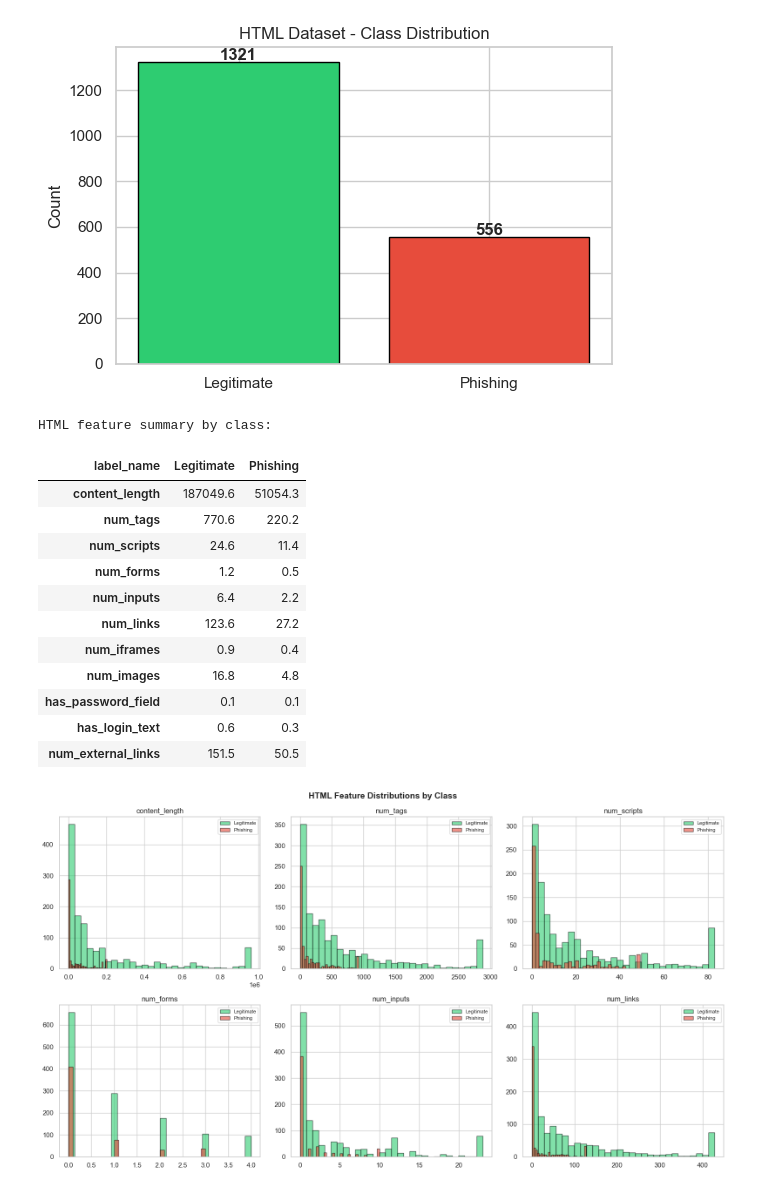
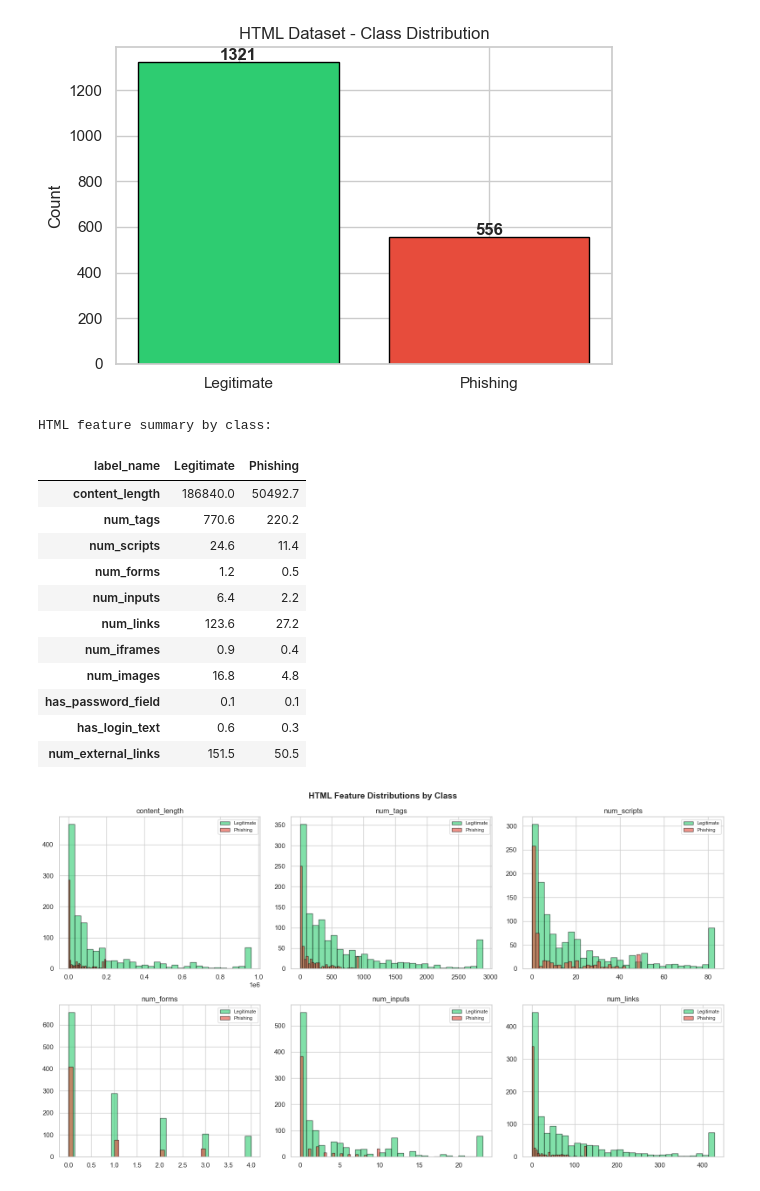
Before and after one commit to ninodelmundo/dsa4266, a Jupyter notebook: notebooks/EDA.ipynb, the cells around one changed output. Drawn from its saved outputs; the diff is of its cells as text; code cells hidden in the pictures.

```diff
--- a/notebooks/EDA.ipynb
+++ b/notebooks/EDA.ipynb
@@ -373,29 +372,36 @@ else:
 # %%
 if not HAS_HTML:
     print('Skipped — no HTML data available.')
 else:
-    # HTML content analysis
-    html_df['content_length'] = html_df['html_content'].str.len()
-    html_df['num_tags'] = html_df['html_content'].str.count(r'<[a-zA-Z]')
-    html_df['num_scripts'] = html_df['html_content'].str.count(r'(?i)<script')
-    html_df['num_forms'] = html_df['html_content'].str.count(r'(?i)<form')
-    html_df['num_inputs'] = html_df['html_content'].str.count(r'(?i)<input')
-    html_df['num_links'] = html_df['html_content'].str.count(r'(?i)<a\s')
-    html_df['num_iframes'] = html_df['html_content'].str.count(r'(?i)<iframe')
-    html_df['num_images'] = html_df['html_content'].str.count(r'(?i)<img')
-    html_df['has_password_field'] = html_df['html_content'].str.contains(r'type=["\']password', case=False, regex=True).astype(int)
-    html_df['has_login_text'] = html_df['html_content'].str.contains(r'login|sign.?in|log.?in', case=False, regex=True).astype(int)
-    html_df['num_external_links'] = html_df['html_content'].str.count(r'(?i)https?://')
+    html_series = html_df['html_content'].fillna('')
+
+    html_df['content_length'] = html_series.str.len()
+    html_df['num_tags'] = html_series.str.count(r'<[a-zA-Z]')
+    html_df['num_scripts'] = html_series.str.count(r'(?i)<script')
+    html_df['num_forms'] = html_series.str.count(r'(?i)<form')
+    html_df['num_inputs'] = html_series.str.count(r'(?i)<input')
+    html_df['num_links'] = html_series.str.count(r'(?i)<a\s')
+    html_df['num_iframes'] = html_series.str.count(r'(?i)<iframe')
+    html_df['num_images'] = html_series.str.count(r'(?i)<img')
+    html_df['has_password_field'] = html_series.str.contains(
+        r'(?i)type=["\']password', regex=True
+    ).astype(int)
+    html_df['has_login_text'] = html_series.str.contains(
+        r'(?i)login|sign.?in|log.?in', regex=True
+    ).astype(int)
+    html_df['num_external_links'] = html_series.str.count(r'(?i)https?://')
 
     print('HTML feature summary by class:')
-    html_features = ['content_length', 'num_tags', 'num_scripts', 'num_forms',
-                     'num_inputs', 'num_links', 'num_iframes', 'num_images',
-                     'has_password_field', 'has_login_text', 'num_external_links']
+    html_features = [
+        'content_length', 'num_tags', 'num_scripts', 'num_forms',
+        'num_inputs', 'num_links', 'num_iframes', 'num_images',
+        'has_password_field', 'has_login_text', 'num_external_links'
+    ]
     display(html_df.groupby('label_name')[html_features].mean().round(1).T)
 # %% [output]
 HTML feature summary by class:
 | label_name | Legitimate | Phishing |
-| content_length | 187049.6 | 51054.3 |
+| content_length | 186840.0 | 50492.7 |
 | num_tags | 770.6 | 220.2 |
 | num_scripts | 24.6 | 11.4 |
 | num_forms | 1.2 | 0.5 |
```
Also changed, not shown: parts of 11 cells of this notebook, 9 other files.
